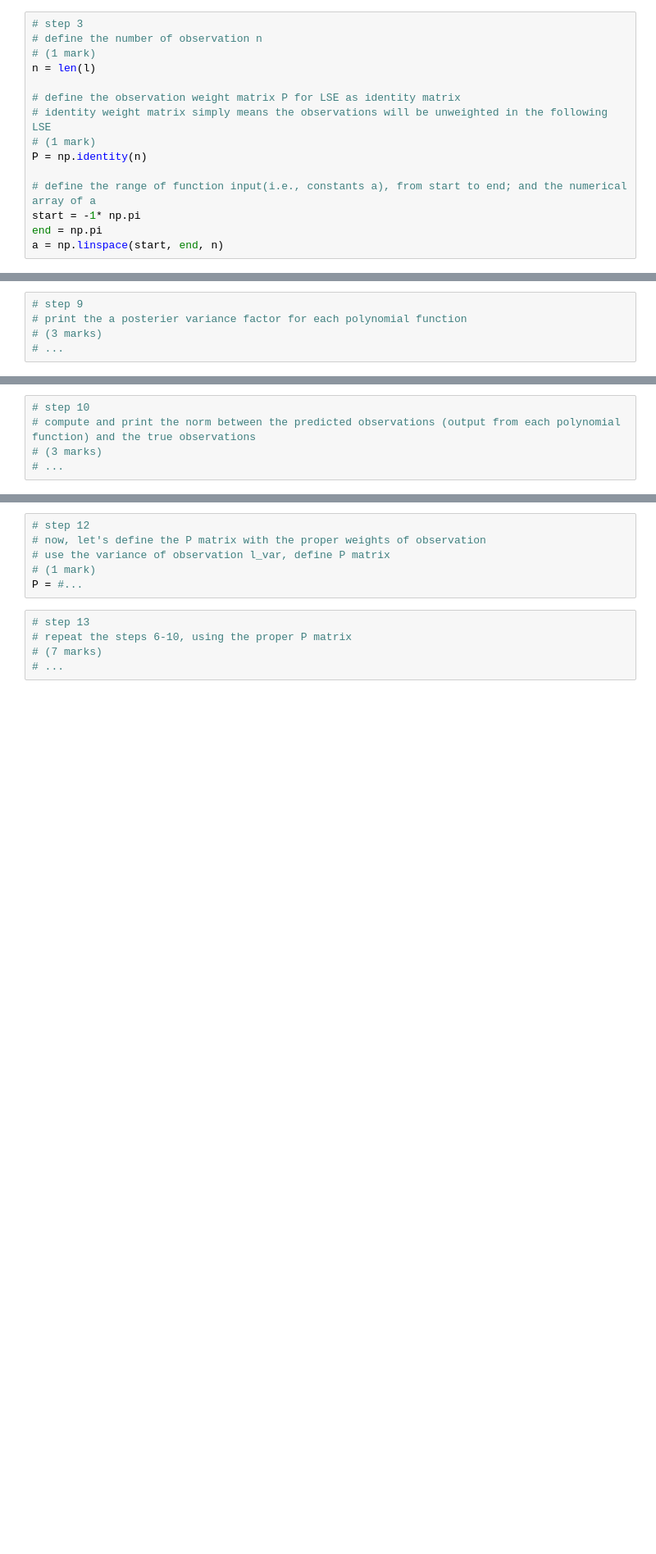
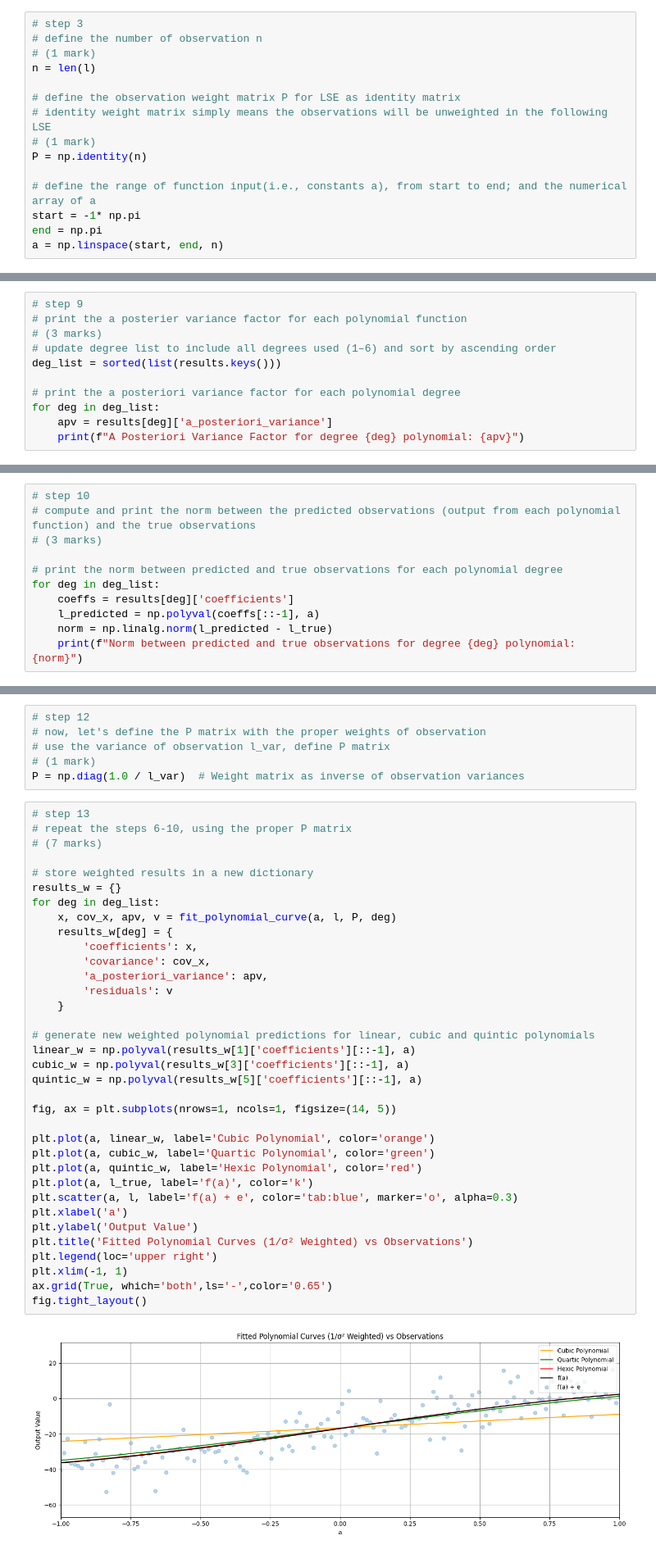
Before and after one commit to elliott-debenetti/ENGG680_2025_Fall, a Jupyter notebook: Lab_Assignment1/Assignment1.ipynb, the cells around one changed output, grey strips where cells are left out. Shown: that part at 82% size. Cells and saved outputs as stored; diff of their text form; blank space fills up the shorter version.

```diff
--- a/Lab_Assignment1/Assignment1.ipynb
+++ b/Lab_Assignment1/Assignment1.ipynb
@@ -487,4 +579,10 @@ fig.tight_layout()
 # step 9
 # print the a posterier variance factor for each polynomial function
 # (3 marks)
-# ...
+# update degree list to include all degrees used (1–6) and sort by ascending order
+deg_list = sorted(list(results.keys()))
+
+# print the a posteriori variance factor for each polynomial degree
+for deg in deg_list:
+    apv = results[deg]['a_posteriori_variance']
+    print(f"A Posteriori Variance Factor for degree {deg} polynomial: {apv}")
@@ -492,4 +597,10 @@ fig.tight_layout()
 # step 10
 # compute and print the norm between the predicted observations (output from each polynomial function) and the true observations
 # (3 marks)
-# ...
+
+# print the norm between predicted and true observations for each polynomial degree
+for deg in deg_list:
+    coeffs = results[deg]['coefficients']
+    l_predicted = np.polyval(coeffs[::-1], a)
+    norm = np.linalg.norm(l_predicted - l_true)
+    print(f"Norm between predicted and true observations for degree {deg} polynomial: {norm}")
@@ -503,12 +626,44 @@ fig.tight_layout()
 # now, let's define the P matrix with the proper weights of observation
 # use the variance of observation l_var, define P matrix
 # (1 mark)
-P = #...
+P = np.diag(1.0 / l_var)  # Weight matrix as inverse of observation variances
 # %%
 # step 13
 # repeat the steps 6-10, using the proper P matrix
 # (7 marks)
-# ...
+
+# store weighted results in a new dictionary
+results_w = {}
+for deg in deg_list:
+    x, cov_x, apv, v = fit_polynomial_curve(a, l, P, deg)
+    results_w[deg] = {
+        'coefficients': x,
+        'covariance': cov_x,
+        'a_posteriori_variance': apv,
+        'residuals': v
+    }
+
+# generate new weighted polynomial predictions for linear, cubic and quintic polynomials
+linear_w = np.polyval(results_w[1]['coefficients'][::-1], a)
+cubic_w = np.polyval(results_w[3]['coefficients'][::-1], a)
+quintic_w = np.polyval(results_w[5]['coefficients'][::-1], a)
+
+fig, ax = plt.subplots(nrows=1, ncols=1, figsize=(14, 5))
+
+plt.plot(a, linear_w, label='Cubic Polynomial', color='orange')
+plt.plot(a, cubic_w, label='Quartic Polynomial', color='green')
+plt.plot(a, quintic_w, label='Hexic Polynomial', color='red')
+plt.plot(a, l_true, label='f(a)', color='k')
+plt.scatter(a, l, label='f(a) + e', color='tab:blue', marker='o', alpha=0.3)
+plt.xlabel('a')
+plt.ylabel('Output Value')
+plt.title('Fitted Polynomial Curves (1/σ² Weighted) vs Observations')
+plt.legend(loc='upper right')
+plt.xlim(-1, 1)
+ax.grid(True, which='both',ls='-',color='0.65')
+fig.tight_layout()
+# %% [output]
+[figure, added]
 # %%
 # step 14
 # Compare the results of a posterier variance factor and norm from unweighted LSE and weighted LSE, what phenomena do you observe? Explain this phenomena.
```
Also changed, not shown: parts of 10 cells of this notebook.
